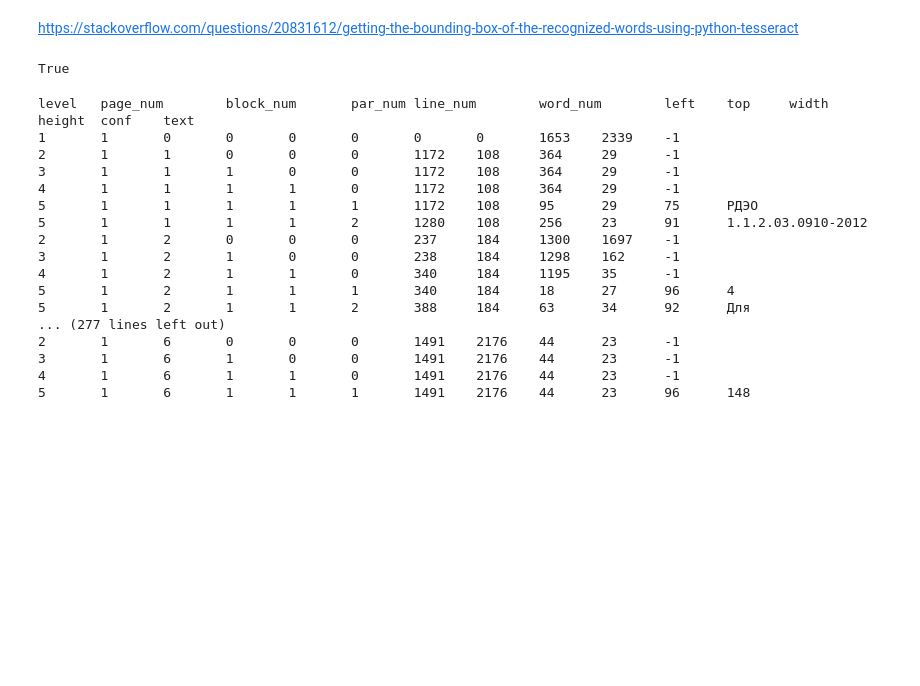
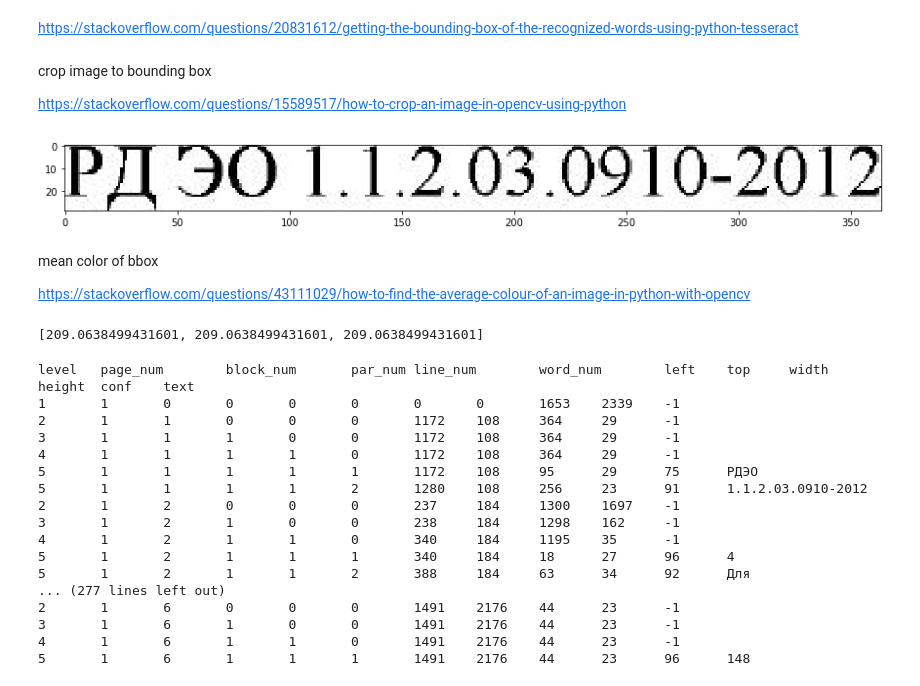
Before and after one commit to NastyBoget/document_structure_extraction, a Jupyter notebook: examples/train.ipynb, the cells around one changed output. Cells and saved outputs as stored; diff of their text form; code cells hidden in the pictures; blank space fills up the shorter version.

Commit message:
mean color of bbox added and using xgboost

```diff
--- a/examples/train.ipynb
+++ b/examples/train.ipynb
@@ -12,14 +14,37 @@ https://stackoverflow.com/questions/20831612/getting-the-bounding-box-of-the-rec
 img = cv2.imread('example.jpeg')
 
 d = pytesseract.image_to_data(img, lang='rus', output_type=Output.DICT)
+bboxes = []
+
 n_boxes = len(d['level'])
 for i in range(n_boxes):
     (x, y, w, h) = (d['left'][i], d['top'][i], d['width'][i], d['height'][i])
     if d['level'][i] == 4:
-        cv2.rectangle(img, (x, y), (x + w, y + h), (0, 255, 0), 2)
-cv2.imwrite('resexample.jpeg', img)
+        #cv2.rectangle(img, (x, y), (x + w, y + h), (0, 255, 0), 2)
+        bboxes.append([x, y, w, h])
+# cv2.imwrite('resexample.jpeg', img)
-# %% [output]
-True
+# %% [markdown]
+ crop image to bounding box
+
+ https://stackoverflow.com/questions/15589517/how-to-crop-an-image-in-opencv-using-python
+# %%
+x, y, w, h = bboxes[0]
+crop_img = img[y:y+h, x:x+w]
+plt.figure(figsize=(15, 15))
+plt.imshow(crop_img)
+plt.show()
+# %% [output]
+[figure, added]
+# %% [markdown]
+mean color of bbox
+
+https://stackoverflow.com/questions/43111029/how-to-find-the-average-colour-of-an-image-in-python-with-opencv
+# %%
+avg_color_per_row = np.average(crop_img, axis=0)
+avg_color = np.average(avg_color_per_row, axis=0)
+list(avg_color)
+# %% [output]
+[209.0638499431601, 209.0638499431601, 209.0638499431601]
 # %%
 d = pytesseract.image_to_data('example.jpeg', lang='rus')
 print(d)
```
Also changed, not shown: parts of 1 cell of this notebook, 5 other files.
